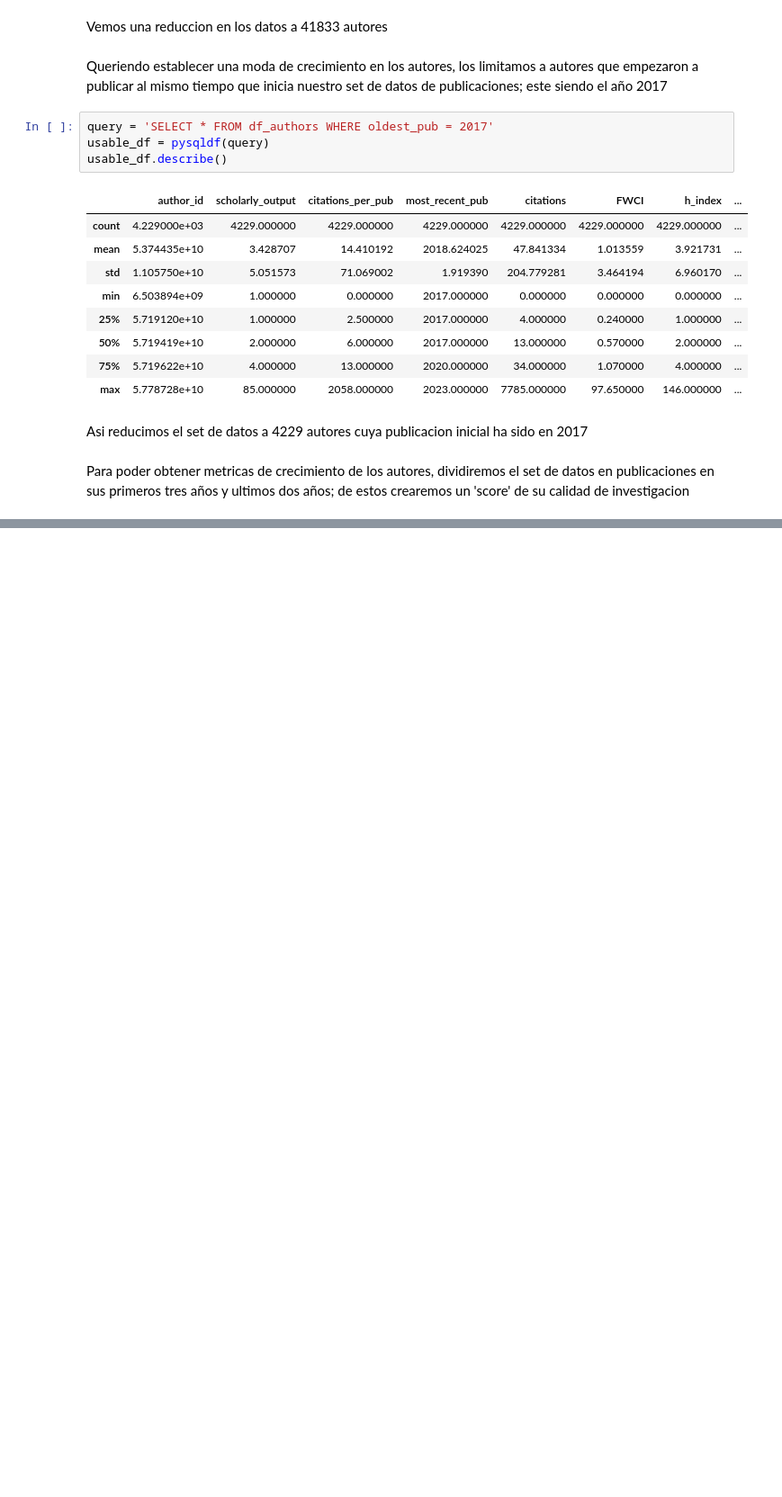
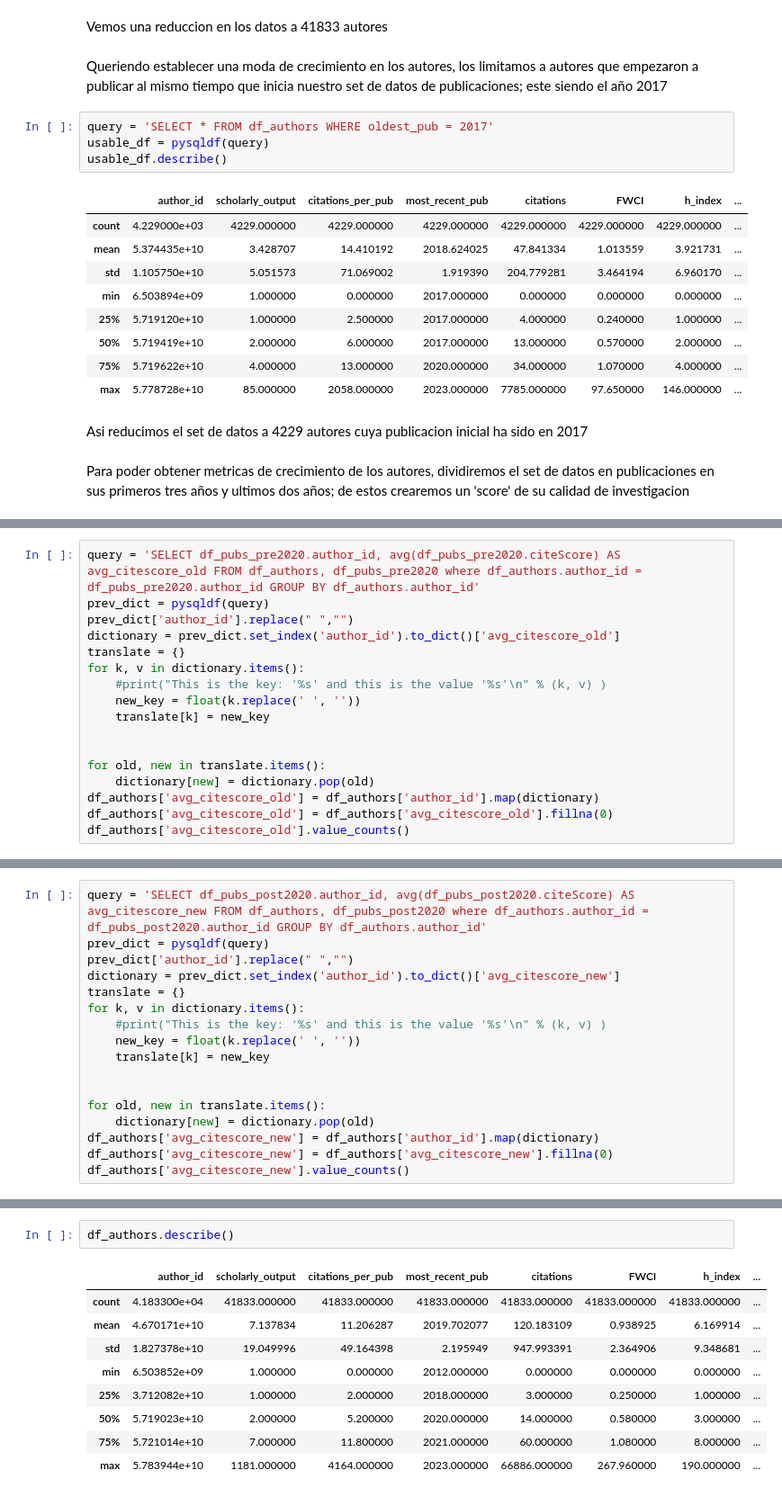
Before and after one commit to RicardoMoheno/ProyectoDataScienceCarreraInvestigador, a Jupyter notebook: ProyectoPreparation.ipynb, the cells around one changed output, grey strips where cells are left out. Shown at 90% size. Saved outputs shown, nothing was run; the diff lists cells and outputs as text; blank space fills up the shorter version.

```diff
--- a/ProyectoPreparation.ipynb
+++ b/ProyectoPreparation.ipynb
@@ -212,0 +577,17 @@ df_pubs_post2020.describe()
+# %%
+query = 'SELECT df_pubs_pre2020.author_id, avg(df_pubs_pre2020.citeScore) AS avg_citescore_old FROM df_authors, df_pubs_pre2020 where df_authors.author_id = df_pubs_pre2020.author_id GROUP BY df_authors.author_id'
+prev_dict = pysqldf(query)
+prev_dict['author_id'].replace(" ","")
+dictionary = prev_dict.set_index('author_id').to_dict()['avg_citescore_old']
+translate = {}
+for k, v in dictionary.items():
+    #print("This is the key: '%s' and this is the value '%s'\n" % (k, v) )
+    new_key = float(k.replace(' ', ''))
+    translate[k] = new_key
+
+
+for old, new in translate.items():
+    dictionary[new] = dictionary.pop(old)
+df_authors['avg_citescore_old'] = df_authors['author_id'].map(dictionary)
+df_authors['avg_citescore_old'] = df_authors['avg_citescore_old'].fillna(0)
+df_authors['avg_citescore_old'].value_counts()
@@ -212,0 +617,17 @@ df_pubs_post2020.describe()
+# %%
+query = 'SELECT df_pubs_post2020.author_id, avg(df_pubs_post2020.citeScore) AS avg_citescore_new FROM df_authors, df_pubs_post2020 where df_authors.author_id = df_pubs_post2020.author_id GROUP BY df_authors.author_id'
+prev_dict = pysqldf(query)
+prev_dict['author_id'].replace(" ","")
+dictionary = prev_dict.set_index('author_id').to_dict()['avg_citescore_new']
+translate = {}
+for k, v in dictionary.items():
+    #print("This is the key: '%s' and this is the value '%s'\n" % (k, v) )
+    new_key = float(k.replace(' ', ''))
+    translate[k] = new_key
+
+
+for old, new in translate.items():
+    dictionary[new] = dictionary.pop(old)
+df_authors['avg_citescore_new'] = df_authors['author_id'].map(dictionary)
+df_authors['avg_citescore_new'] = df_authors['avg_citescore_new'].fillna(0)
+df_authors['avg_citescore_new'].value_counts()
@@ -212,0 +673,12 @@ df_pubs_post2020.describe()
+# %%
+df_authors.describe()
+# %% [output]
+|  | author_id | scholarly_output | citations_per_pub | most_recent_pub | citations | FWCI | h_index | ... |
+| count | 4.183300e+04 | 41833.000000 | 41833.000000 | 41833.000000 | 41833.000000 | 41833.000000 | 41833.000000 | ... |
+| mean | 4.670171e+10 | 7.137834 | 11.206287 | 2019.702077 | 120.183109 | 0.938925 | 6.169914 | ... |
+| std | 1.827378e+10 | 19.049996 | 49.164398 | 2.195949 | 947.993391 | 2.364906 | 9.348681 | ... |
+| min | 6.503852e+09 | 1.000000 | 0.000000 | 2012.000000 | 0.000000 | 0.000000 | 0.000000 | ... |
+| 25% | 3.712082e+10 | 1.000000 | 2.000000 | 2018.000000 | 3.000000 | 0.250000 | 1.000000 | ... |
+| 50% | 5.719023e+10 | 2.000000 | 5.200000 | 2020.000000 | 14.000000 | 0.580000 | 3.000000 | ... |
+| 75% | 5.721014e+10 | 7.000000 | 11.800000 | 2021.000000 | 60.000000 | 1.080000 | 8.000000 | ... |
+| max | 5.783944e+10 | 1181.000000 | 4164.000000 | 2023.000000 | 66886.000000 | 267.960000 | 190.000000 | ... |
```
Also changed, not shown: parts of 29 cells of this notebook.
